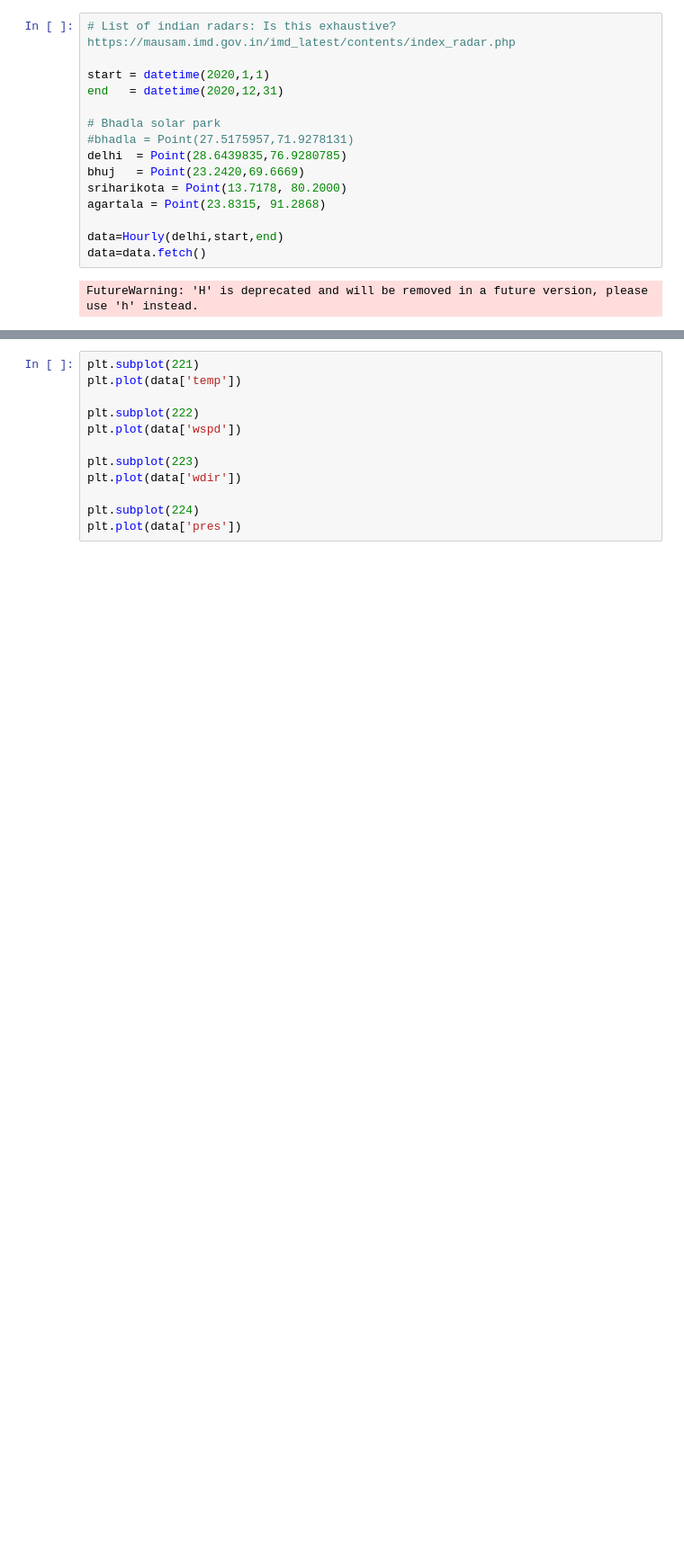
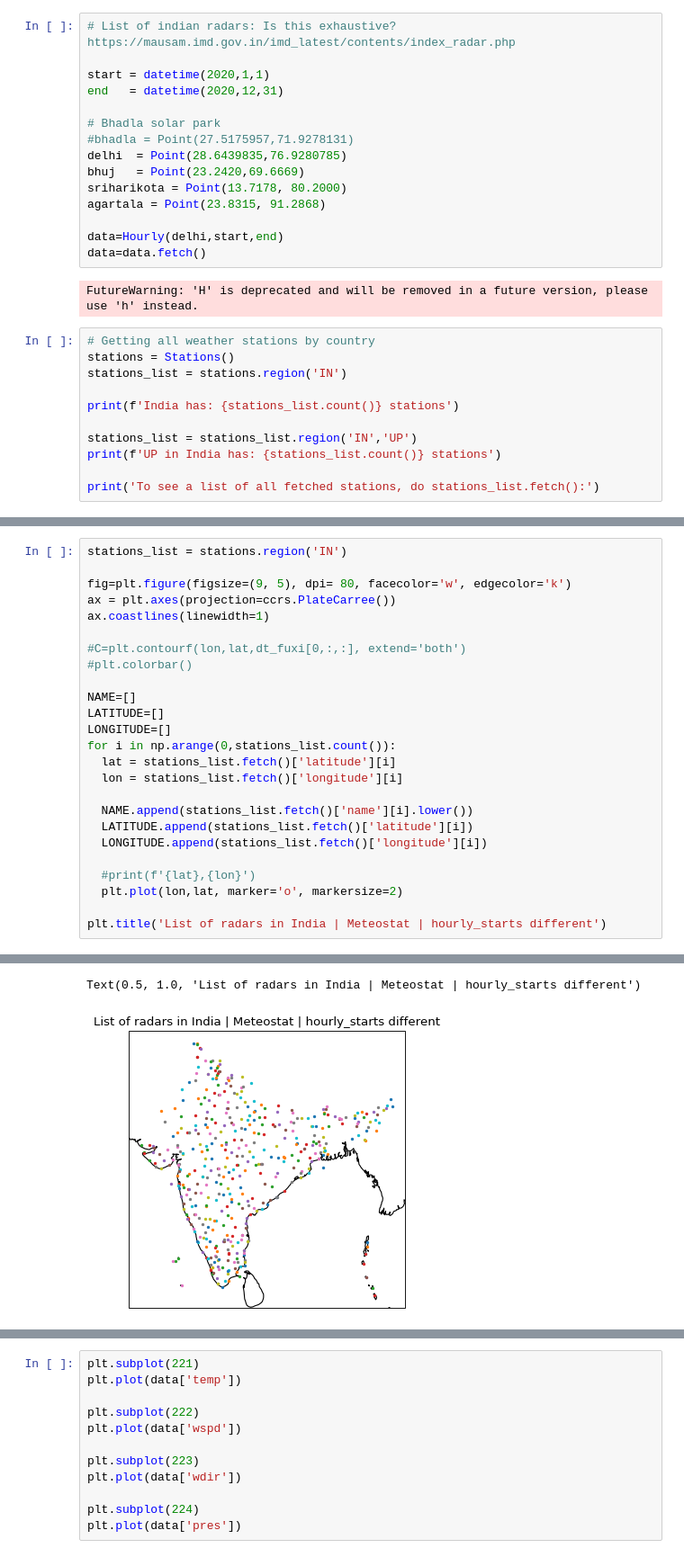
Before and after one commit to amangupta2/ai_weather, a Jupyter notebook: docs/source/wbx_quickstart.ipynb, the cells around one changed output, grey strips where cells are left out. Shown at 90% size. Drawn from its saved outputs; the diff is of its cells as text; blank space fills up the shorter version.

```diff
--- a/docs/source/wbx_quickstart.ipynb
+++ b/docs/source/wbx_quickstart.ipynb
@@ -47,3 +56,14 @@ data=Hourly(delhi,start,end)
 data=data.fetch()
 # %% [output]
 FutureWarning: 'H' is deprecated and will be removed in a future version, please use 'h' instead.
+# %%
+# Getting all weather stations by country
+stations = Stations()
+stations_list = stations.region('IN')
+
+print(f'India has: {stations_list.count()} stations')
+
+stations_list = stations_list.region('IN','UP')
+print(f'UP in India has: {stations_list.count()} stations')
+
+print('To see a list of all fetched stations, do stations_list.fetch():')
@@ -49,0 +91,26 @@ FutureWarning: 'H' is deprecated and will be removed in a future version, please
+# %%
+stations_list = stations.region('IN')
+
+fig=plt.figure(figsize=(9, 5), dpi= 80, facecolor='w', edgecolor='k')
+ax = plt.axes(projection=ccrs.PlateCarree())
+ax.coastlines(linewidth=1)
+
+#C=plt.contourf(lon,lat,dt_fuxi[0,:,:], extend='both')
+#plt.colorbar()
+
+NAME=[]
+LATITUDE=[]
+LONGITUDE=[]
+for i in np.arange(0,stations_list.count()):
+  lat = stations_list.fetch()['latitude'][i]
+  lon = stations_list.fetch()['longitude'][i]
+
+  NAME.append(stations_list.fetch()['name'][i].lower())
+  LATITUDE.append(stations_list.fetch()['latitude'][i])
+  LONGITUDE.append(stations_list.fetch()['longitude'][i])
+
+  #print(f'{lat},{lon}')
+  plt.plot(lon,lat, marker='o', markersize=2)
+
+plt.title('List of radars in India | Meteostat | hourly_starts different')
+# %% [output]
@@ -49,0 +122,2 @@ FutureWarning: 'H' is deprecated and will be removed in a future version, please
+Text(0.5, 1.0, 'List of radars in India | Meteostat | hourly_starts different')
+[figure, added]
```
Also changed, not shown: parts of 6 cells of this notebook.
